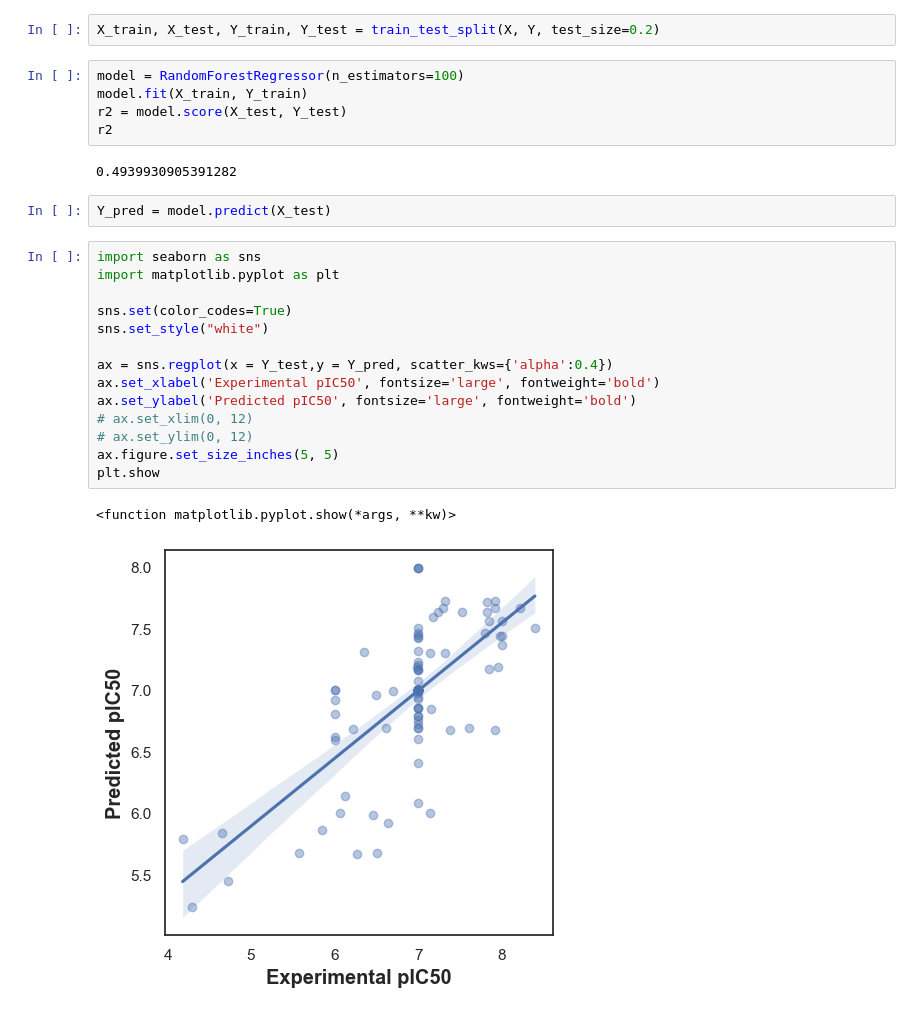
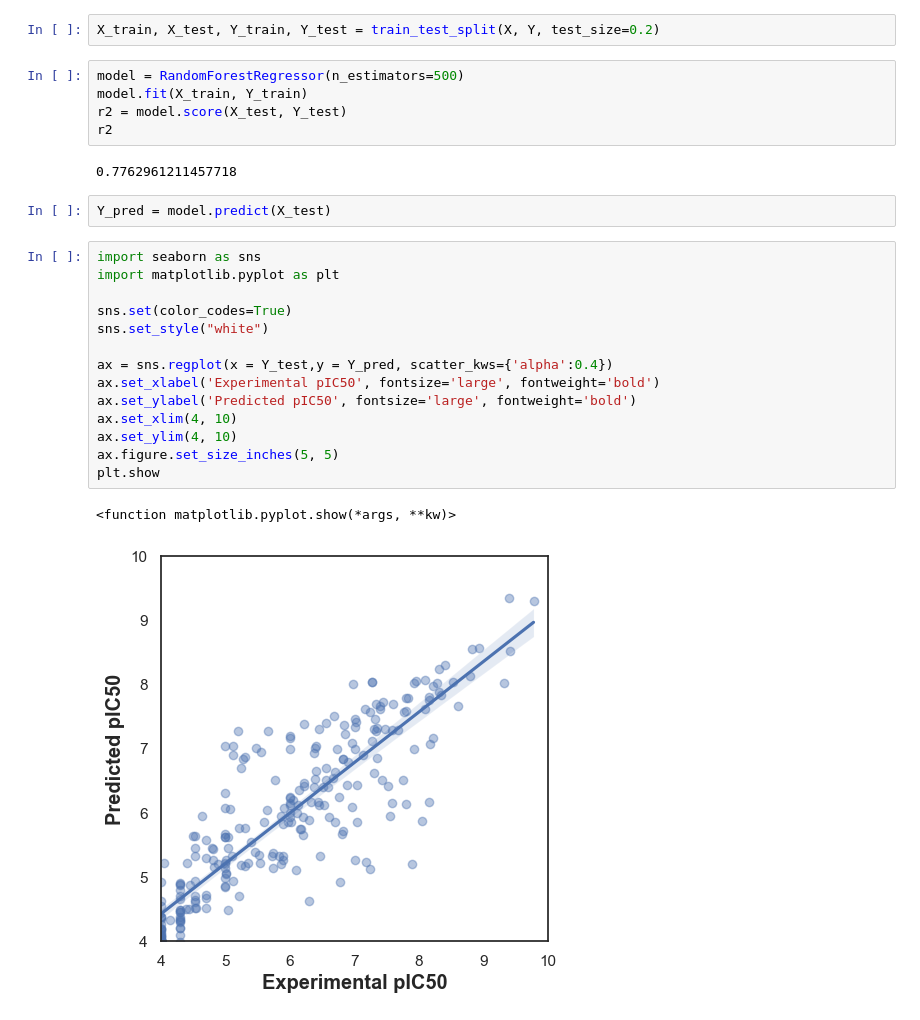
Before and after one commit to jmayf123/computational_drug_discovery, a Jupyter notebook: shiny_app/python_notebooks/functions_3.ipynb, the cells around one changed output. Drawn from its saved outputs; the diff is of its cells as text.

```diff
--- a/shiny_app/python_notebooks/functions_3.ipynb
+++ b/shiny_app/python_notebooks/functions_3.ipynb
@@ -64,28 +64,28 @@ X = selection.fit_transform(X)
 # %%
 X_train, X_test, Y_train, Y_test = train_test_split(X, Y, test_size=0.2)
 # %%
-model = RandomForestRegressor(n_estimators=100)
+model = RandomForestRegressor(n_estimators=500)
 model.fit(X_train, Y_train)
 r2 = model.score(X_test, Y_test)
 r2
 # %% [output]
-0.4939930905391282
+0.7762961211457718
 # %%
 Y_pred = model.predict(X_test)
 # %%
 import seaborn as sns
 import matplotlib.pyplot as plt
 
 sns.set(color_codes=True)
 sns.set_style("white")
 
 ax = sns.regplot(x = Y_test,y = Y_pred, scatter_kws={'alpha':0.4})
 ax.set_xlabel('Experimental pIC50', fontsize='large', fontweight='bold')
 ax.set_ylabel('Predicted pIC50', fontsize='large', fontweight='bold')
-# ax.set_xlim(0, 12)
-# ax.set_ylim(0, 12)
+ax.set_xlim(4, 10)
+ax.set_ylim(4, 10)
 ax.figure.set_size_inches(5, 5)
 plt.show
 # %% [output]
 <function matplotlib.pyplot.show(*args, **kw)>
-[figure, old version]
+[figure, new version]
```
Also changed, not shown: parts of 1 cell of this notebook, 3 other files.
